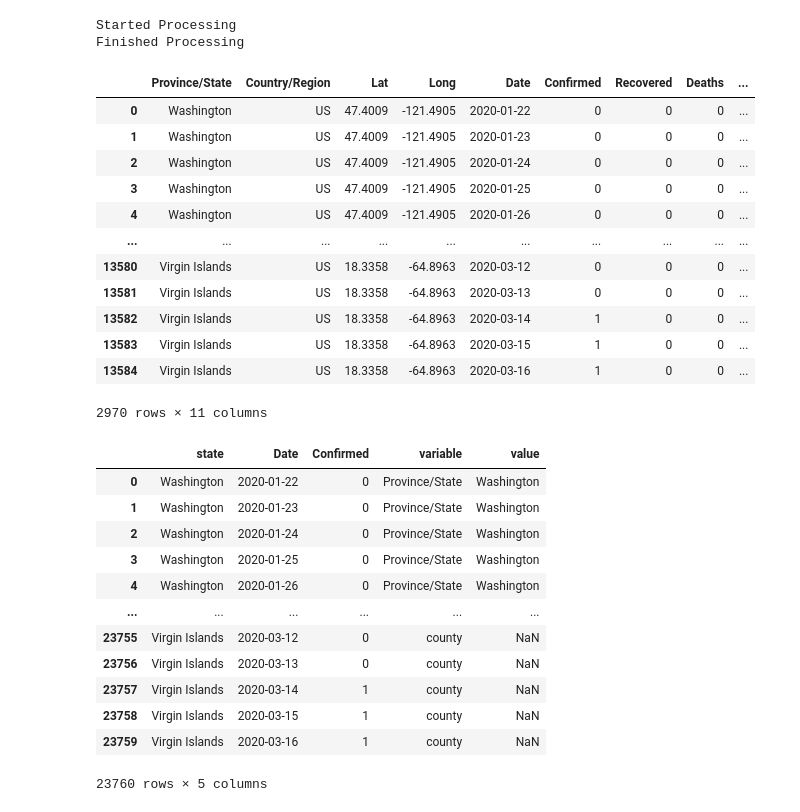
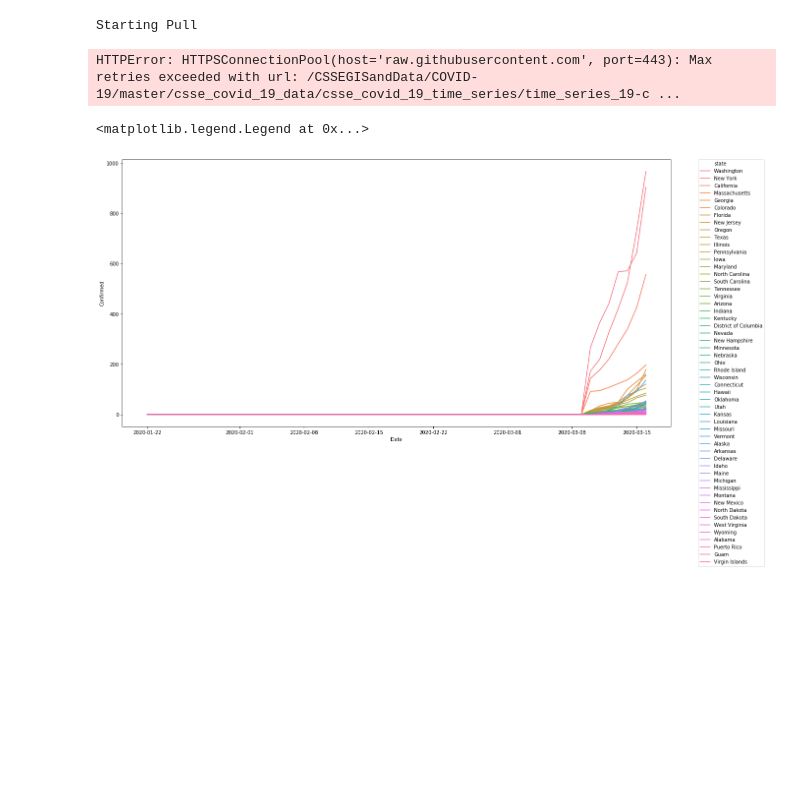
Before and after one commit to TheCulliganMan/covid-19, a Jupyter notebook: coronadb.ipynb, the cells around one changed output. Cells and saved outputs as stored; diff of their text form; code cells hidden in the pictures; blank space fills up the shorter version.

Commit message:
check plot

```diff
--- a/coronadb.ipynb
+++ b/coronadb.ipynb
@@ -3,52 +3,26 @@ import pandas as pd
 from covidb.pull import data_pull_csv
 from covidb.process import get_todays_data
 # %%
-# print("Starting Pull")
-# data_pull_csv()
-# print("Finished Pull")
+print("Starting Pull")
+data_pull_csv()
+print("Finished Pull")
 print("Started Processing")
 data_dict = get_todays_data()
 print("Finished Processing")
 # %% [output]
-Started Processing
-Finished Processing
+Starting Pull
+HTTPError: HTTPSConnectionPool(host='raw.githubusercontent.com', port=443): Max retries exceeded with url: /CSSEGISandData/COVID-19/master/csse_covid_19_data/csse_covid_19_time_series/time_series_19-c ...
 # %%
 %matplotlib inline
 import matplotlib.pyplot as plt
 import seaborn as sns
 from pylab import rcParams
 rcParams['figure.figsize'] = 20, 10
 df = data_dict["all_data"]
 df = df.loc[df["is_full_state"] == True]
-df
+sns.lineplot(x="Date", y="Confirmed", hue="state", data=df)
+# Put the legend out of the figure
+plt.legend(bbox_to_anchor=(1.05, 1), loc=2, borderaxespad=0.)
 # %% [output]
-|  | Province/State | Country/Region | Lat | Long | Date | Confirmed | Recovered | Deaths | ... |
-| 0 | Washington | US | 47.4009 | -121.4905 | 2020-01-22 | 0 | 0 | 0 | ... |
-| 1 | Washington | US | 47.4009 | -121.4905 | 2020-01-23 | 0 | 0 | 0 | ... |
-| 2 | Washington | US | 47.4009 | -121.4905 | 2020-01-24 | 0 | 0 | 0 | ... |
-| 3 | Washington | US | 47.4009 | -121.4905 | 2020-01-25 | 0 | 0 | 0 | ... |
-| 4 | Washington | US | 47.4009 | -121.4905 | 2020-01-26 | 0 | 0 | 0 | ... |
-| ... | ... | ... | ... | ... | ... | ... | ... | ... | ... |
-| 13580 | Virgin Islands | US | 18.3358 | -64.8963 | 2020-03-12 | 0 | 0 | 0 | ... |
-| 13581 | Virgin Islands | US | 18.3358 | -64.8963 | 2020-03-13 | 0 | 0 | 0 | ... |
-| 13582 | Virgin Islands | US | 18.3358 | -64.8963 | 2020-03-14 | 1 | 0 | 0 | ... |
-| 13583 | Virgin Islands | US | 18.3358 | -64.8963 | 2020-03-15 | 1 | 0 | 0 | ... |
-| 13584 | Virgin Islands | US | 18.3358 | -64.8963 | 2020-03-16 | 1 | 0 | 0 | ... |
-2970 rows × 11 columns
+<matplotlib.legend.Legend at 0x...>
+[figure, added]
-# %%
-melted = pd.melt(df, ["state", "Date", "Confirmed"])
-melted
-# %% [output]
-|  | state | Date | Confirmed | variable | value |
-| 0 | Washington | 2020-01-22 | 0 | Province/State | Washington |
-| 1 | Washington | 2020-01-23 | 0 | Province/State | Washington |
-| 2 | Washington | 2020-01-24 | 0 | Province/State | Washington |
-| 3 | Washington | 2020-01-25 | 0 | Province/State | Washington |
-| 4 | Washington | 2020-01-26 | 0 | Province/State | Washington |
-| ... | ... | ... | ... | ... | ... |
-| 23755 | Virgin Islands | 2020-03-12 | 0 | county | NaN |
-| 23756 | Virgin Islands | 2020-03-13 | 0 | county | NaN |
-| 23757 | Virgin Islands | 2020-03-14 | 1 | county | NaN |
-| 23758 | Virgin Islands | 2020-03-15 | 1 | county | NaN |
-| 23759 | Virgin Islands | 2020-03-16 | 1 | county | NaN |
-23760 rows × 5 columns
```
Also changed, not shown: parts of 1 cell of this notebook.
